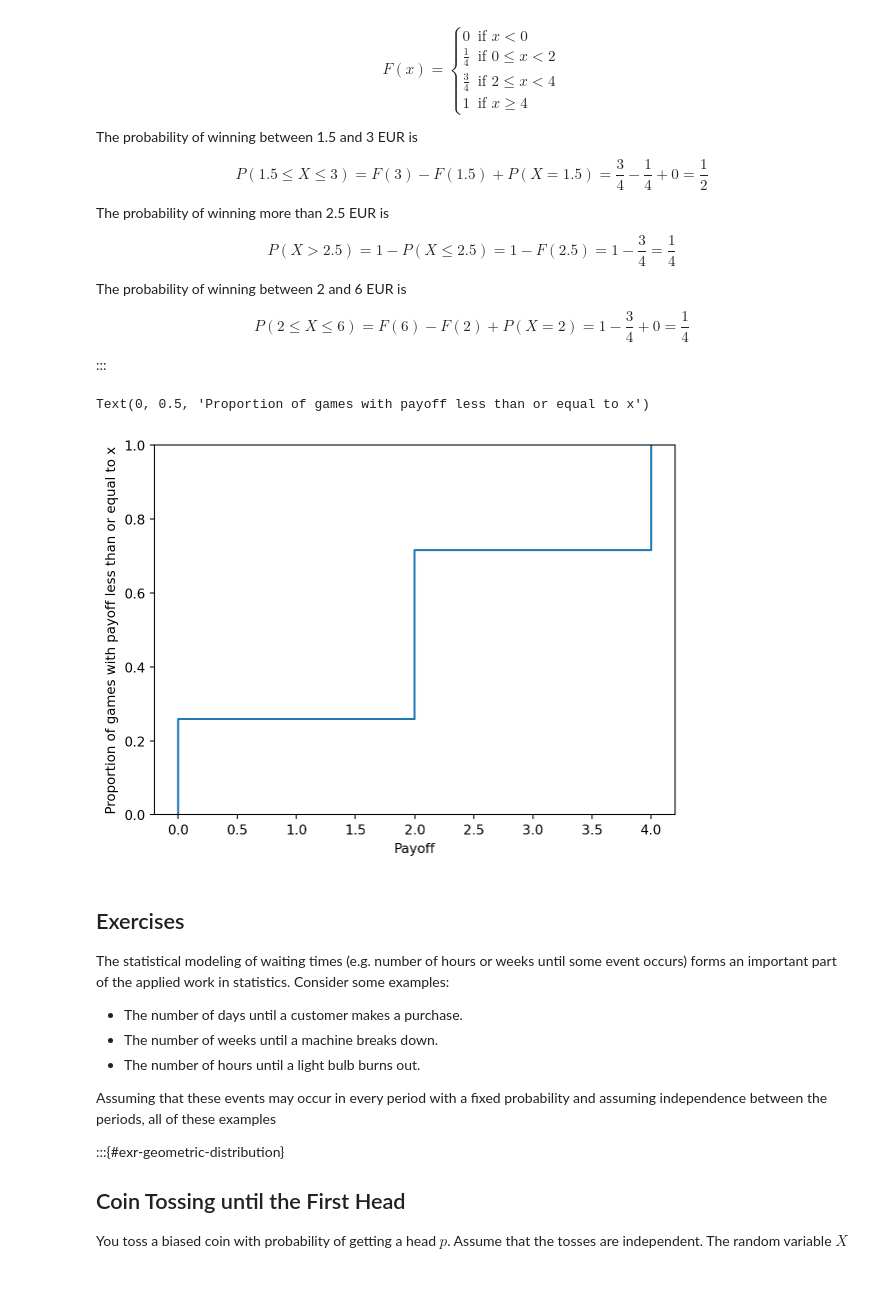
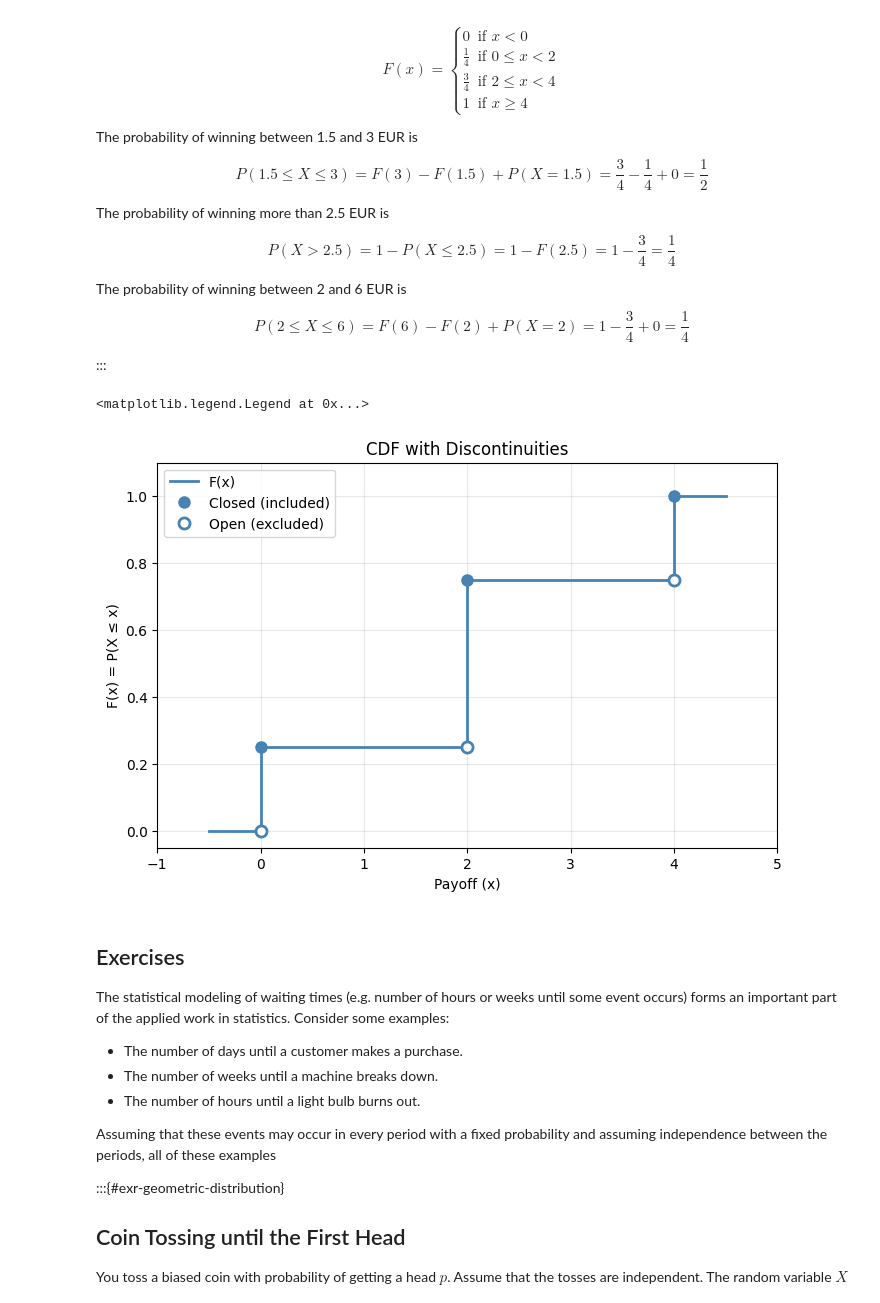
Before and after one commit to febse/stat2025, a Jupyter notebook: 06-Discrete-Random-Variables-Class.ipynb, the cells around one changed output. Saved outputs shown, nothing was run; the diff lists cells and outputs as text; code cells hidden in the pictures.

```diff
--- a/06-Discrete-Random-Variables-Class.ipynb
+++ b/06-Discrete-Random-Variables-Class.ipynb
@@ -479,16 +478,40 @@ $$
 
 
 :::
-# %%
-#| label: fig-coins-cdf-plot
-#| fig-cap: Plot of the cumulative distribution function of the payoff of the coin game.
-
-sns.ecdfplot(x=payoff)
-plt.xlabel('Payoff')
-plt.ylabel('Proportion of games with payoff less than or equal to x')
-# %% [output]
-Text(0, 0.5, 'Proportion of games with payoff less than or equal to x')
-[figure, removed]
+# %%
+#| label: fig-coins-cdf-plot
+#| fig-cap: Plot of the cumulative distribution function of the payoff of the coin game.
+
+# Define CDF values - the CDF jumps at each payoff value
+x_values = [-0.5, 0, 2, 4, 4.5]  # Extended range for visualization
+cdf_values = [0, 0.25, 0.75, 1.0, 1.0]
+
+plt.figure(figsize=(8, 5))
+
+# Plot step function (right-continuous, as CDFs should be)
+plt.step(x_values, cdf_values, where='post', linewidth=2, color='steelblue', label='F(x)')
+
+# Add filled markers at the start of each step (closed intervals)
+jump_points_x = [0, 2, 4]
+jump_points_y = [0.25, 0.75, 1.0]
+plt.plot(jump_points_x, jump_points_y, 'o', markersize=8, label='Closed (included)', color='steelblue')
+
+# Add empty markers at the end of each step (open intervals)
+end_points_x = [0, 2, 4]
+end_points_y = [0, 0.25, 0.75]
+plt.plot(end_points_x, end_points_y, 'wo', markeredgecolor='steelblue',
+         markersize=8, markeredgewidth=2, label='Open (excluded)')
+
+plt.xlabel('Payoff (x)')
+plt.ylabel('F(x) = P(X ≤ x)')
+plt.title('CDF with Discontinuities')
+plt.grid(True, alpha=0.3)
+plt.ylim(-0.05, 1.1)
+plt.xlim(-1, 5)
+plt.legend()
+# %% [output]
+<matplotlib.legend.Legend at 0x...>
+[figure, added]
 # %% [markdown]
 ## Exercises
 
```
Also changed, not shown: parts of 8 cells of this notebook.
